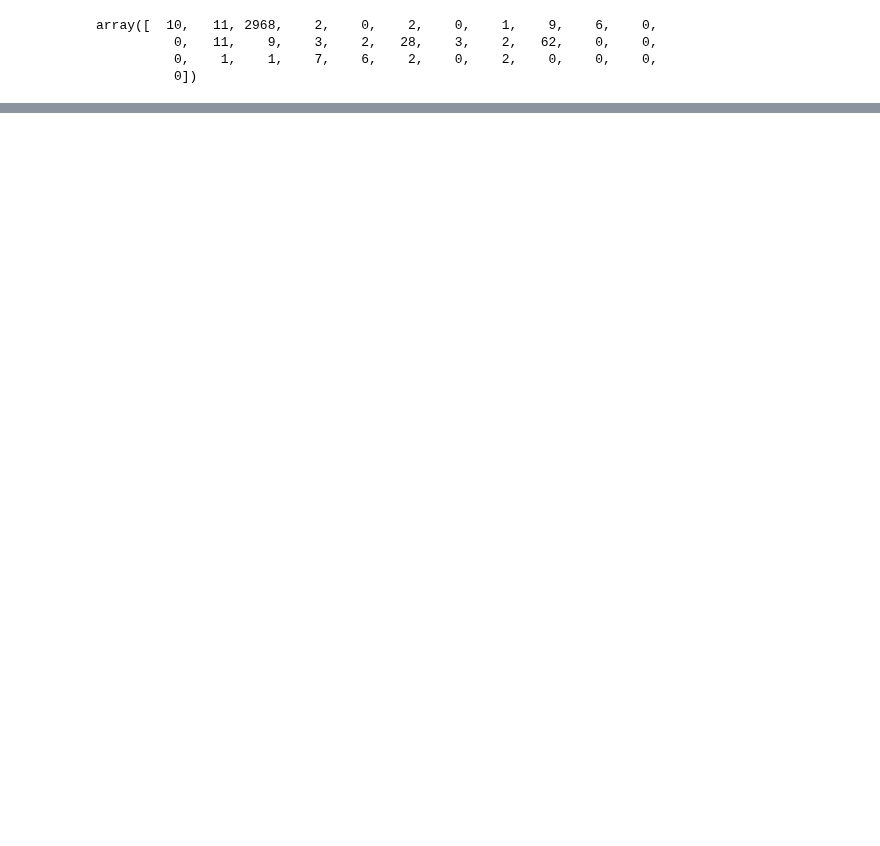
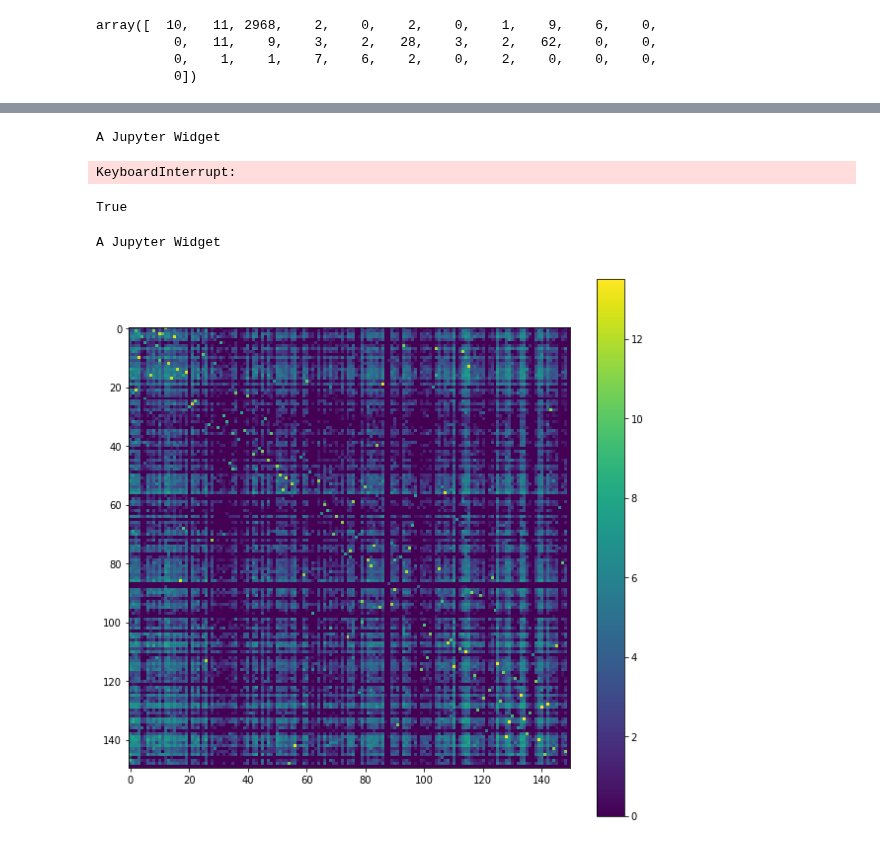
Before and after one commit to rykachevskiy/CRISPR, a Jupyter notebook: Probabilistic_model/PM, new annealing.ipynb, the cells around one changed output, grey strips where cells are left out. Saved outputs shown, nothing was run; the diff lists cells and outputs as text; code cells hidden in the pictures; blank space fills up the shorter version.

```diff
--- a/Probabilistic_model/PM, new annealing.ipynb
+++ b/Probabilistic_model/PM, new annealing.ipynb
@@ -348,0 +248,46 @@ bi[0][1]
+# %%
+initial_pops = []
+pcrs = []
+# %%
+
+for i in tqdm_notebook(range(10000)):
+    pop = gen_initial_p(db, 40, 40)
+    if len(pop) > 0:
+        pcr = PCR(pop, len(pop) * 10000, p = [0.05, 0.01, 0.94])
+        for i in range(20):
+            pcr.anneal()
+
+        initial_pops.append(pop)
+        pcrs.append(pcr)
+# %% [output]
+A Jupyter Widget
+KeyboardInterrupt:
+# %%
+len(pcrs) == len(initial_pops)
+# %% [output]
+True
+# %%
+before_grs = []
+after_grs = []
+# %%
+for pcr, pop in tqdm_notebook(zip(pcrs, initial_pops)):
+    all_spacers = set([x for y in pop for x in y])
+    sp_to_n = dict(zip(all_spacers, np.arange(len(all_spacers)).astype(int)))
+
+    pairs = pcr.to_pairs()
+    new_pairs = {}
+
+    for key in pairs.keys():
+        new_key = (sp_to_n[key[0].astype(int)],sp_to_n[key[1].astype(int)])
+        new_pairs[new_key] = pairs[key]
+
+    initial_pairs = population_to_pairs(pop, sp_to_n)
+
+    before_grs.append(to_graph(initial_pairs, len(all_spacers)))
+    after_grs.append(to_graph(new_pairs, len(all_spacers)))
+# %% [output]
+A Jupyter Widget
+# %%
+pu.plot_gr(after_grs[0], log = 1)
+# %% [output]
+[figure, added]
```
Also changed, not shown: parts of 38 cells of this notebook, 1 other file.
